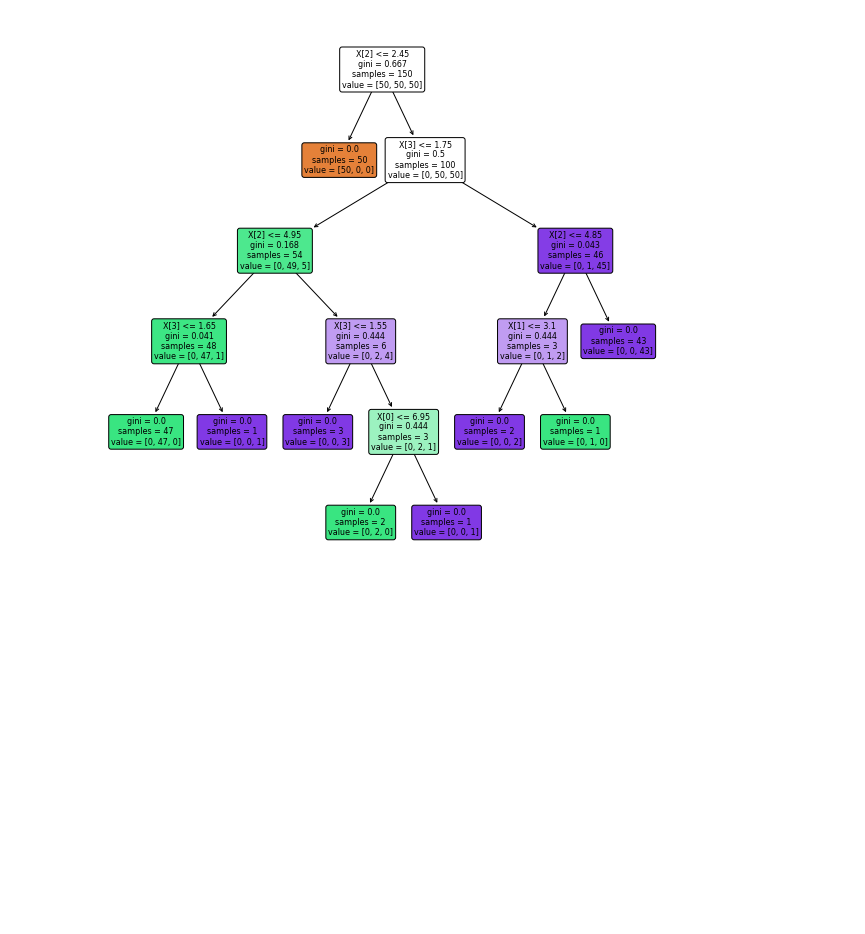
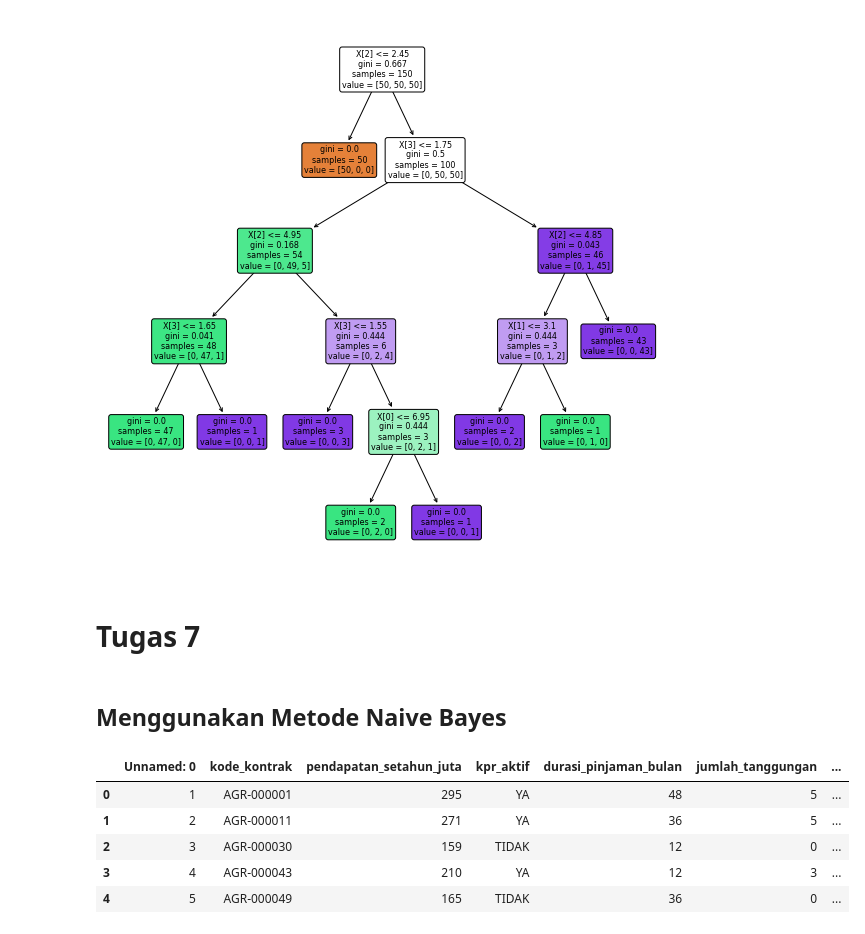
Before and after one commit to triasmidwi/Data-Mining, a Jupyter notebook: _sources/notebooks.ipynb, the cells around one changed output. Cells and saved outputs as stored; diff of their text form; code cells hidden in the pictures; blank space fills up the shorter version.

```diff
--- a/_sources/notebooks.ipynb
+++ b/_sources/notebooks.ipynb
@@ -1331,3 +1352,7 @@ a = tree.plot_tree(clf,
 plt.show()
 # %% [output]
 [figure]
+# %% [markdown]
+# Tugas 7
+# %% [markdown]
+  ## Menggunakan Metode Naive Bayes
@@ -1333,0 +1394,14 @@ plt.show()
+# %%
+# mengakses data
+dataset_url = "https://raw.githubusercontent.com/triasmidwi/dataset/main/credit_score.csv"
+# membaca data
+data_credit = pd.read_csv(dataset_url)
+#menampilkan data
+data_credit.head()
+# %% [output]
+|  | Unnamed: 0 | kode_kontrak | pendapatan_setahun_juta | kpr_aktif | durasi_pinjaman_bulan | jumlah_tanggungan | ... |
+| 0 | 1 | AGR-000001 | 295 | YA | 48 | 5 | ... |
+| 1 | 2 | AGR-000011 | 271 | YA | 36 | 5 | ... |
+| 2 | 3 | AGR-000030 | 159 | TIDAK | 12 | 0 | ... |
+| 3 | 4 | AGR-000043 | 210 | YA | 12 | 3 | ... |
+| 4 | 5 | AGR-000049 | 165 | TIDAK | 36 | 0 | ... |
```
Also changed, not shown: parts of 32 cells of this notebook, 16 other files.
